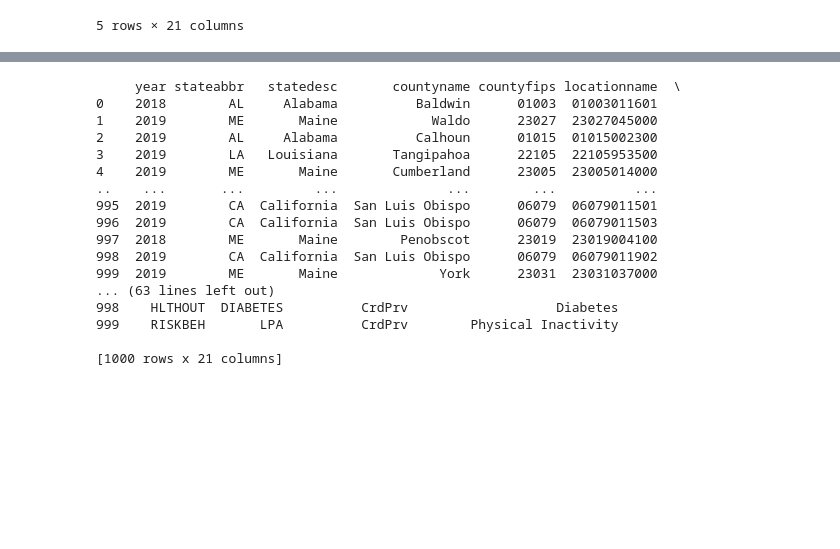
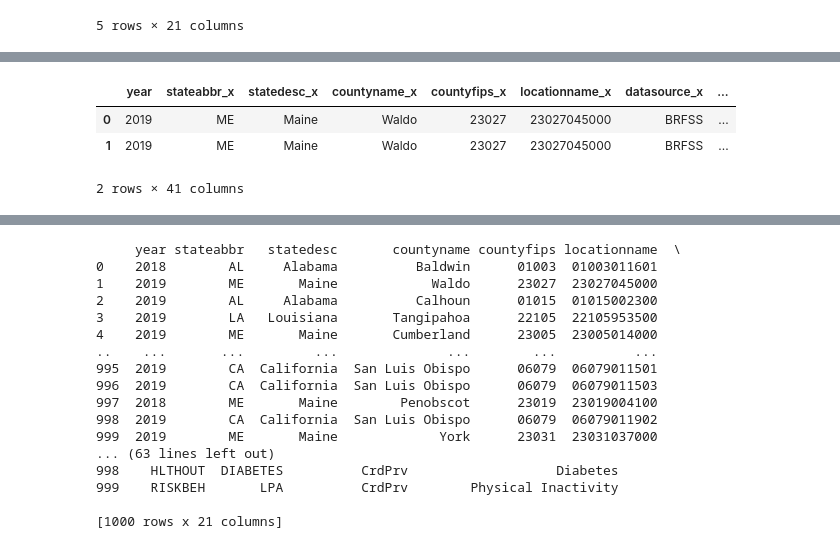
Before and after one commit to najdawi11/American-Health-and-Wellness-Dashboard, a Jupyter notebook: Application/overviewData.ipynb, the cells around one changed output, grey strips where cells are left out. Saved outputs shown, nothing was run; the diff lists cells and outputs as text; code cells hidden in the pictures; blank space fills up the shorter version.

```diff
--- a/Application/overviewData.ipynb
+++ b/Application/overviewData.ipynb
@@ -80,0 +101,7 @@ d2.agg
+# %%
+merged_data.head(2)
+# %% [output]
+|  | year | stateabbr_x | statedesc_x | countyname_x | countyfips_x | locationname_x | datasource_x | ... |
+| 0 | 2019 | ME | Maine | Waldo | 23027 | 23027045000 | BRFSS | ... |
+| 1 | 2019 | ME | Maine | Waldo | 23027 | 23027045000 | BRFSS | ... |
+2 rows × 41 columns
```
Also changed, not shown: parts of 9 cells of this notebook, 2 other files.
